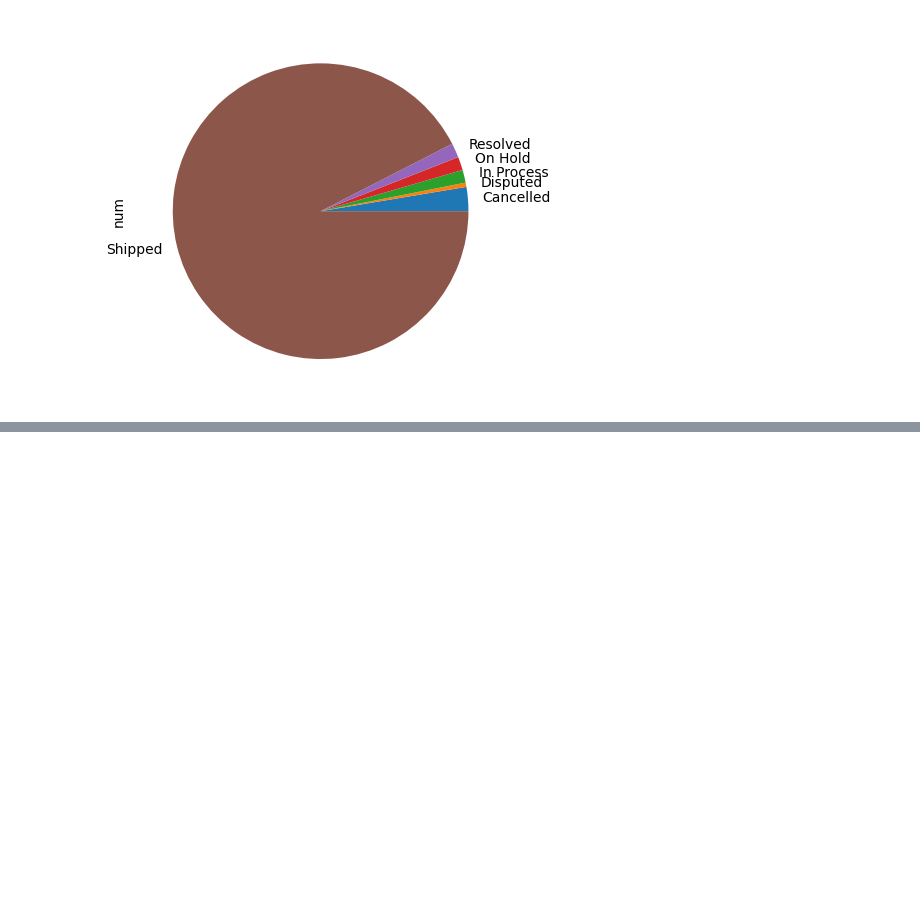
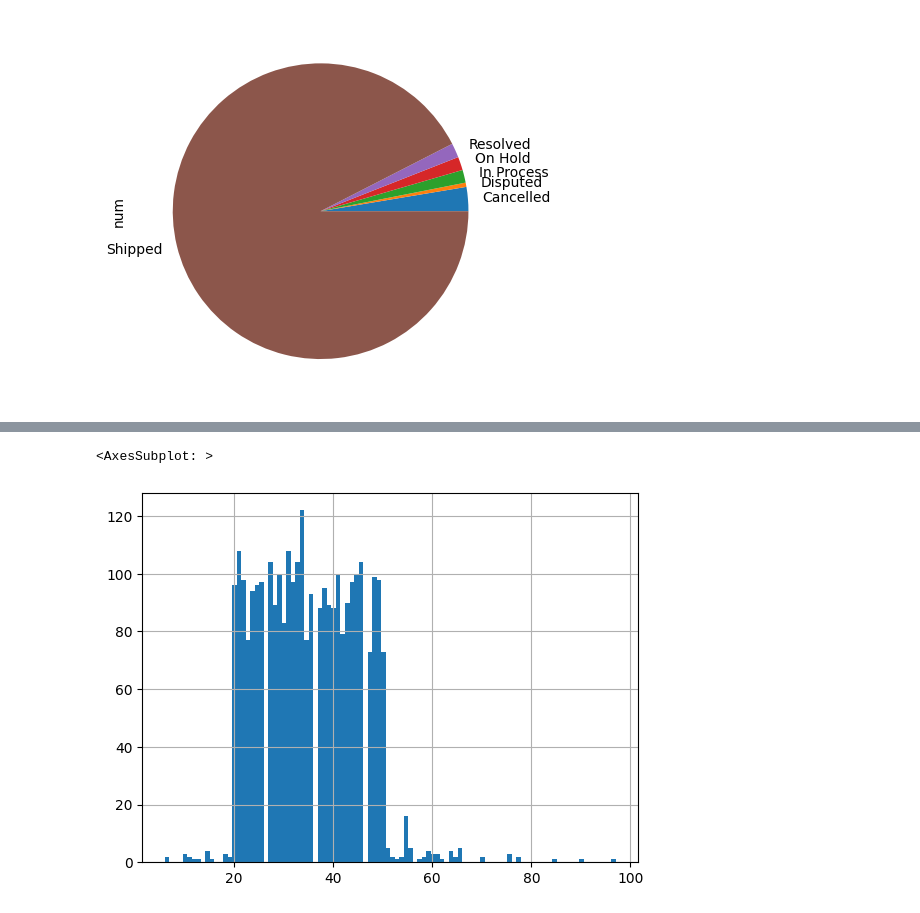
Before and after one commit to Senador05/phyton, a Jupyter notebook: Numpy/visualización/ejercicios visualización.ipynb, the cells around one changed output, grey strips where cells are left out. Saved outputs shown, nothing was run; the diff lists cells and outputs as text; code cells hidden in the pictures; blank space fills up the shorter version.

```diff
--- a/Numpy/visualización/ejercicios visualización.ipynb
+++ b/Numpy/visualización/ejercicios visualización.ipynb
@@ -88,0 +125,5 @@ fig = plt.figure(figsize=)
+# %%
+sales_df['quantityOrdered'].hist(bins=100)
+# %% [output]
+<AxesSubplot: >
+[figure, added]
```
Also changed, not shown: parts of 14 cells of this notebook.
